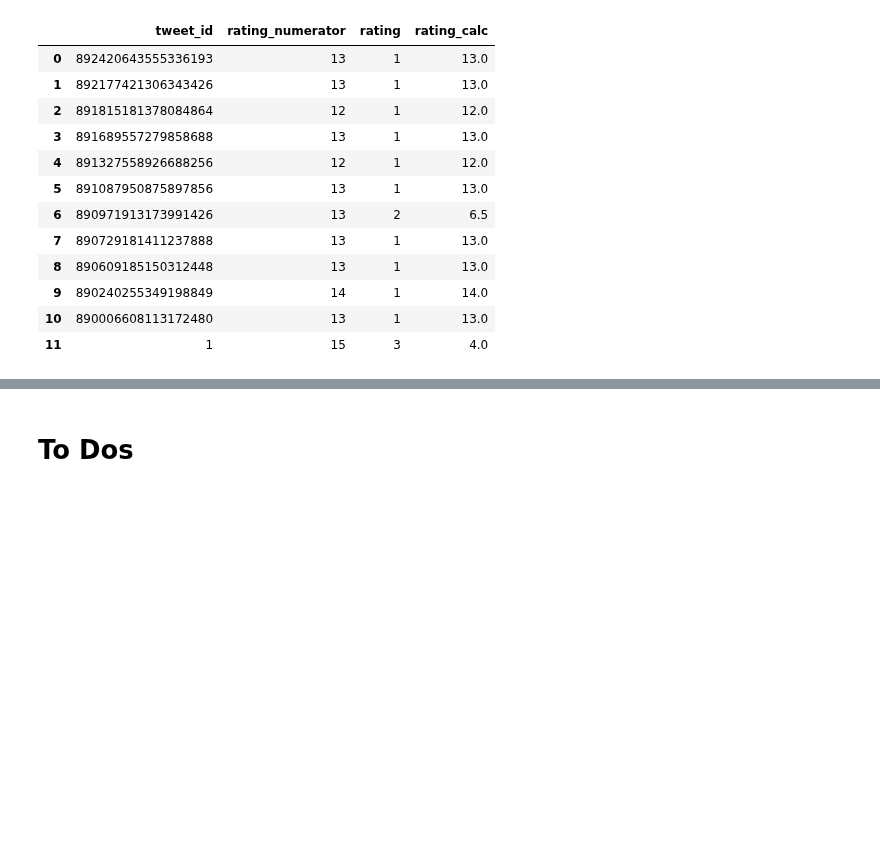
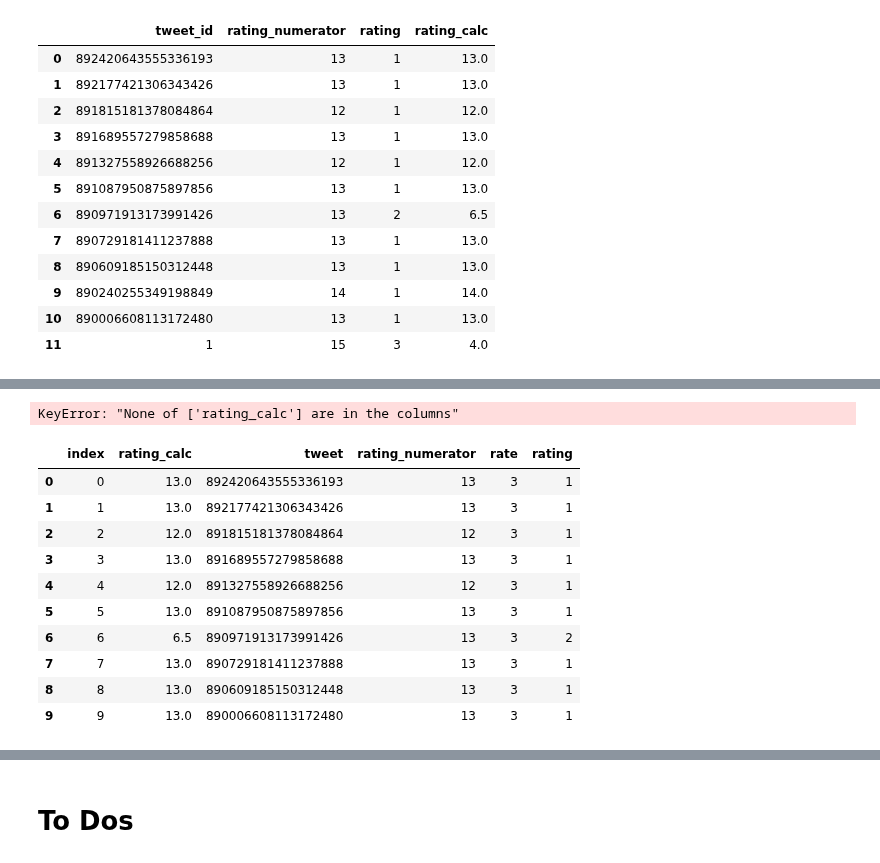
Before and after one commit to anneruhnke/data_wrangling, a Jupyter notebook: wrangle_act.ipynb, the cells around one changed output, grey strips where cells are left out. Saved outputs shown, nothing was run; the diff lists cells and outputs as text; code cells hidden in the pictures; blank space fills up the shorter version.

```diff
--- a/wrangle_act.ipynb
+++ b/wrangle_act.ipynb
@@ -1134,0 +1171,5 @@ short_df.append(new_id)
+# %%
+short_df.rename(columns={'tweet_id':'tweet'}, inplace=True)
+# %%
+short_df.rename(index={1:'hallo'}, inplace=True)
+short_df
@@ -1134,0 +1202,21 @@ short_df.append(new_id)
+# %%
+short_df = short_df.set_index('rating_calc')
+short_df
+# %% [output]
+KeyError: "None of ['rating_calc'] are in the columns"
+# %%
+short_df.reset_index(drop=True, inplace=True)
+# %%
+short_df
+# %% [output]
+|  | index | rating_calc | tweet | rating_numerator | rate | rating |
+| 0 | 0 | 13.0 | 892420643555336193 | 13 | 3 | 1 |
+| 1 | 1 | 13.0 | 892177421306343426 | 13 | 3 | 1 |
+| 2 | 2 | 12.0 | 891815181378084864 | 12 | 3 | 1 |
+| 3 | 3 | 13.0 | 891689557279858688 | 13 | 3 | 1 |
+| 4 | 4 | 12.0 | 891327558926688256 | 12 | 3 | 1 |
+| 5 | 5 | 13.0 | 891087950875897856 | 13 | 3 | 1 |
+| 6 | 6 | 6.5 | 890971913173991426 | 13 | 3 | 2 |
+| 7 | 7 | 13.0 | 890729181411237888 | 13 | 3 | 1 |
+| 8 | 8 | 13.0 | 890609185150312448 | 13 | 3 | 1 |
+| 9 | 9 | 13.0 | 890006608113172480 | 13 | 3 | 1 |
```
Also changed, not shown: parts of 15 cells of this notebook.
